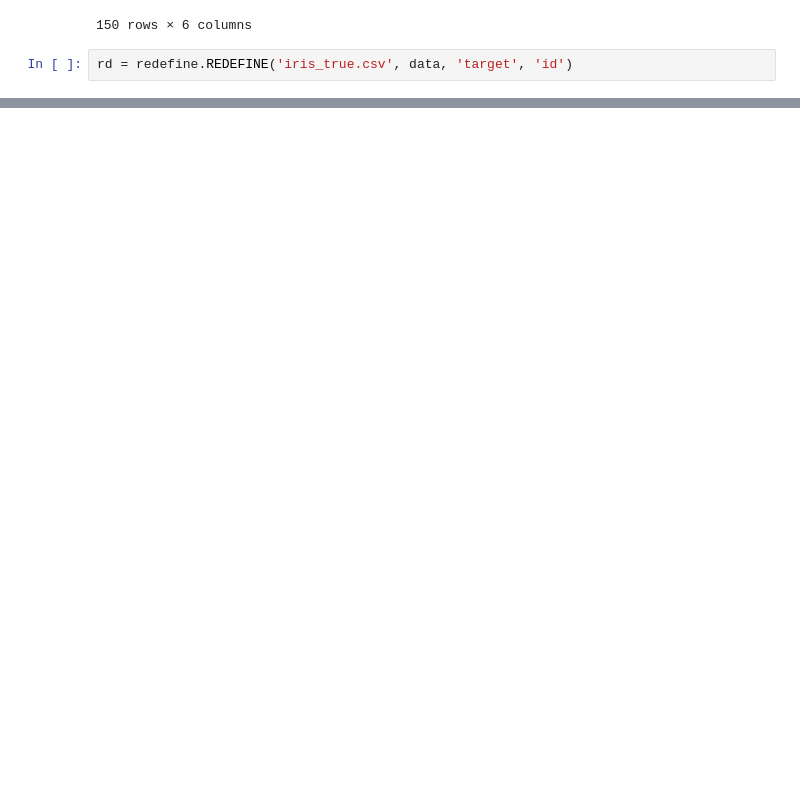
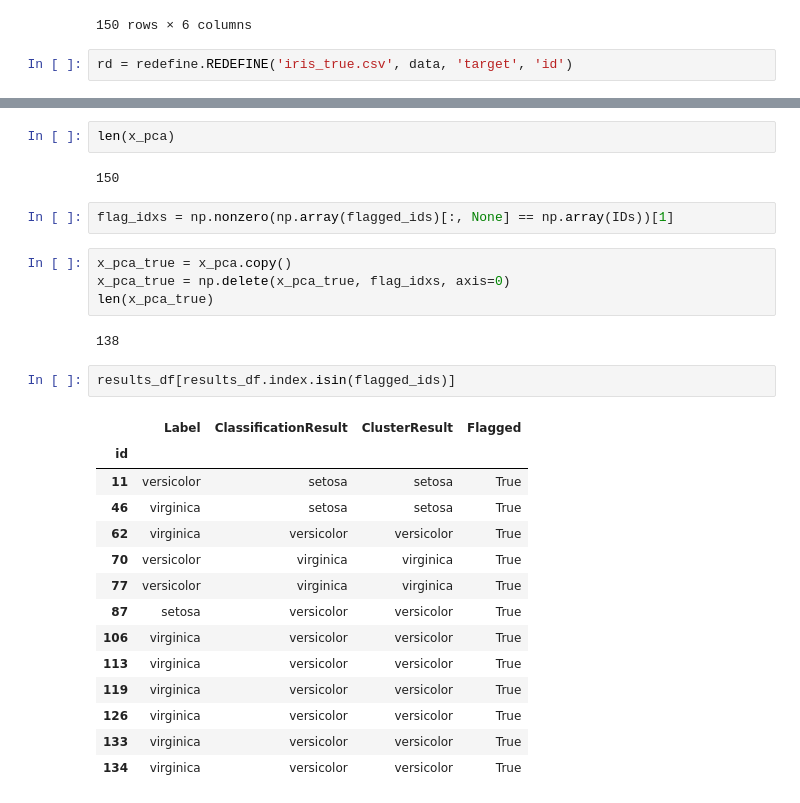
Before and after one commit to elizabethe56/REDEFINE, a Jupyter notebook: redefine_testing.ipynb, the cells around one changed output, grey strips where cells are left out. Cells and saved outputs as stored; diff of their text form; blank space fills up the shorter version.

```diff
--- a/redefine_testing.ipynb
+++ b/redefine_testing.ipynb
@@ -43,0 +65,29 @@ kfolds = 10
+# %%
+len(x_pca)
+# %% [output]
+150
+# %%
+flag_idxs = np.nonzero(np.array(flagged_ids)[:, None] == np.array(IDs))[1]
+# %%
+x_pca_true = x_pca.copy()
+x_pca_true = np.delete(x_pca_true, flag_idxs, axis=0)
+len(x_pca_true)
+# %% [output]
+138
+# %%
+results_df[results_df.index.isin(flagged_ids)]
+# %% [output]
+|  | Label | ClassificationResult | ClusterResult | Flagged |
+| id |  |  |  |  |
+| 11 | versicolor | setosa | setosa | True |
+| 46 | virginica | setosa | setosa | True |
+| 62 | virginica | versicolor | versicolor | True |
+| 70 | versicolor | virginica | virginica | True |
+| 77 | versicolor | virginica | virginica | True |
+| 87 | setosa | versicolor | versicolor | True |
+| 106 | virginica | versicolor | versicolor | True |
+| 113 | virginica | versicolor | versicolor | True |
+| 119 | virginica | versicolor | versicolor | True |
+| 126 | virginica | versicolor | versicolor | True |
+| 133 | virginica | versicolor | versicolor | True |
+| 134 | virginica | versicolor | versicolor | True |
```
Also changed, not shown: parts of 11 cells of this notebook, 4 other files.
